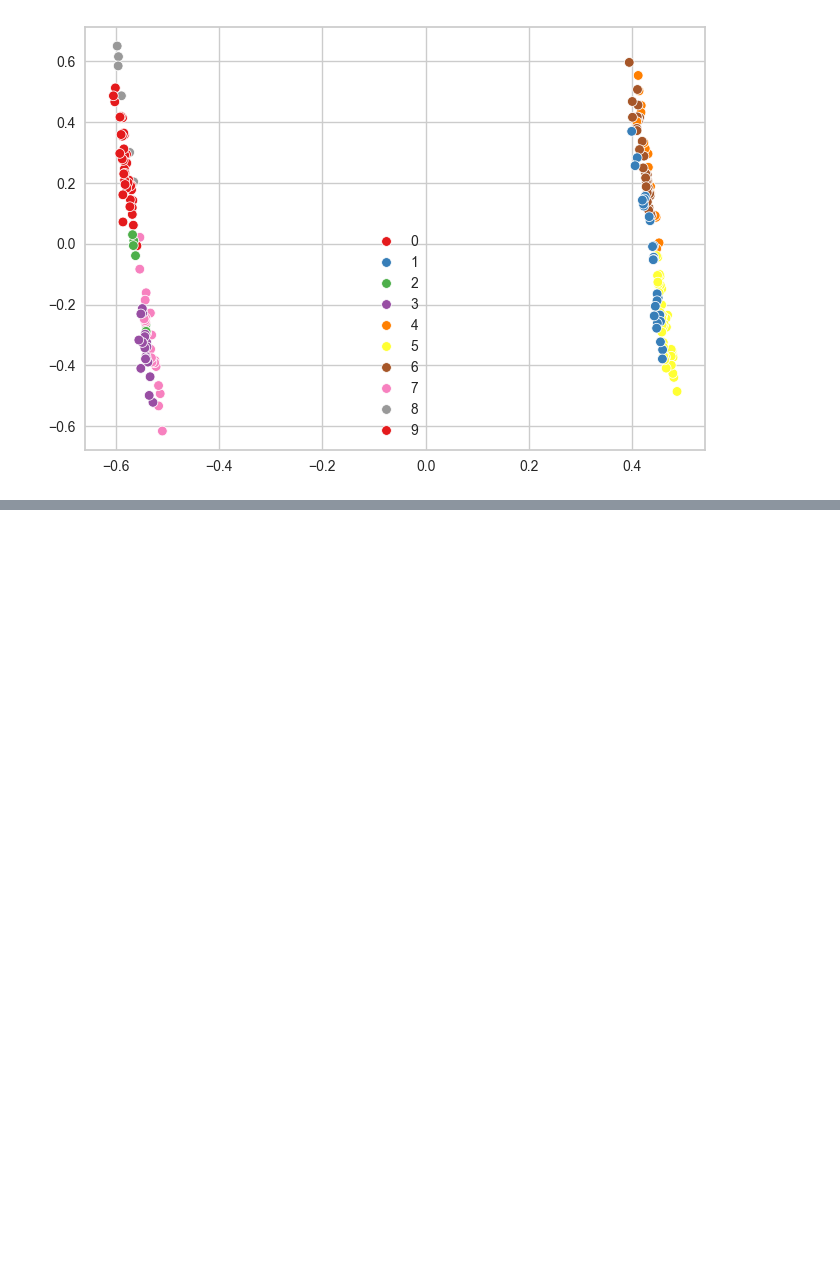
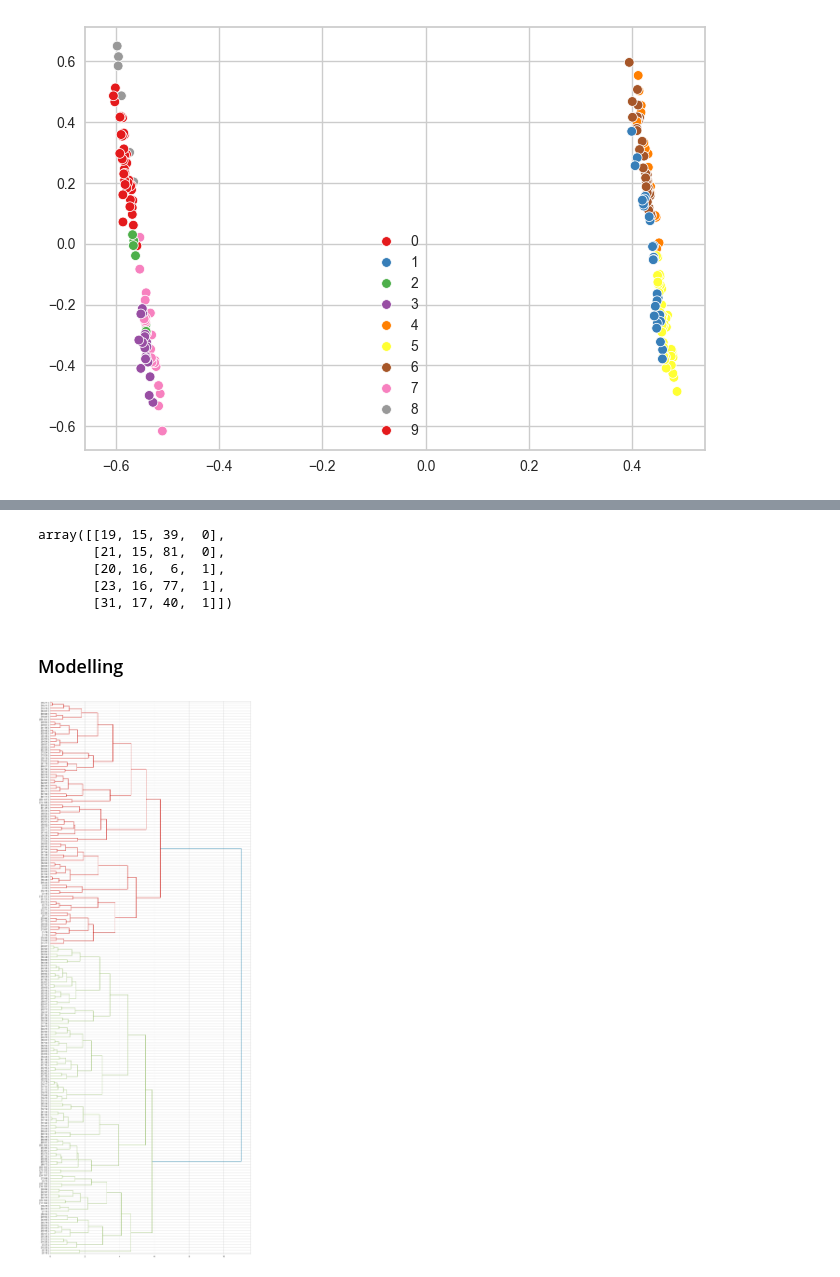
Before and after one commit to MohammadSAzar/MachineLearning-Maktankhooneh-Course-, a Jupyter notebook: S4/Project/S5-Proj-READY.ipynb, the cells around one changed output, grey strips where cells are left out. Cells and saved outputs as stored; diff of their text form; code cells hidden in the pictures; blank space fills up the shorter version.

```diff
--- a/S4/Project/S5-Proj-READY.ipynb
+++ b/S4/Project/S5-Proj-READY.ipynb
@@ -187,0 +213,4 @@ sns.scatterplot(x=pca_data[:, 0], y=pca_data[:, 1], hue=labels, palette="Set1")
+# %%
+main_hr_df_numeric.drop(['Gender'], axis = 1, inplace = True)
+
+main_hr_df_numeric.head()
@@ -187,0 +224,31 @@ sns.scatterplot(x=pca_data[:, 0], y=pca_data[:, 1], hue=labels, palette="Set1")
+# %%
+x_hr = main_hr_df_numeric.values
+
+x_hr_age_income = main_hr_df_numeric[['Age', 'Annual_Income']].values
+x_hr_age_spent = main_hr_df_numeric[['Age', 'Spending_Score']].values
+x_hr_gender_income = main_hr_df_numeric[['Gender_num', 'Annual_Income']].values
+x_hr_gender_spent = main_hr_df_numeric[['Gender_num', 'Spending_Score']].values
+
+x_hr[0:5]
+# %% [output]
+array([[19, 15, 39,  0],
+       [21, 15, 81,  0],
+       [20, 16,  6,  1],
+       [23, 16, 77,  1],
+       [31, 17, 40,  1]])
+# %%
+scaler = MinMaxScaler()
+norm_x_hr = scaler.fit_transform(x_hr)
+# %% [markdown]
+### Modelling
+# %%
+dist_matrix = euclidean_distances(norm_x_hr, norm_x_hr)
+z = hierarchy.linkage(dist_matrix, method='complete')
+# %%
+fig = pylab.figure(figsize = (18, 50))
+def llf(id):
+    return '[%s %s ]' % (main_hr_df_numeric['Spending_Score'][id], main_hr_df_numeric['Annual_Income'][id])
+
+dendro = hierarchy.dendrogram(z, leaf_label_func = llf, leaf_rotation = 0, leaf_font_size = 12, orientation = 'right')
+# %% [output]
+[figure, added]
```
Also changed, not shown: parts of 17 cells of this notebook.
